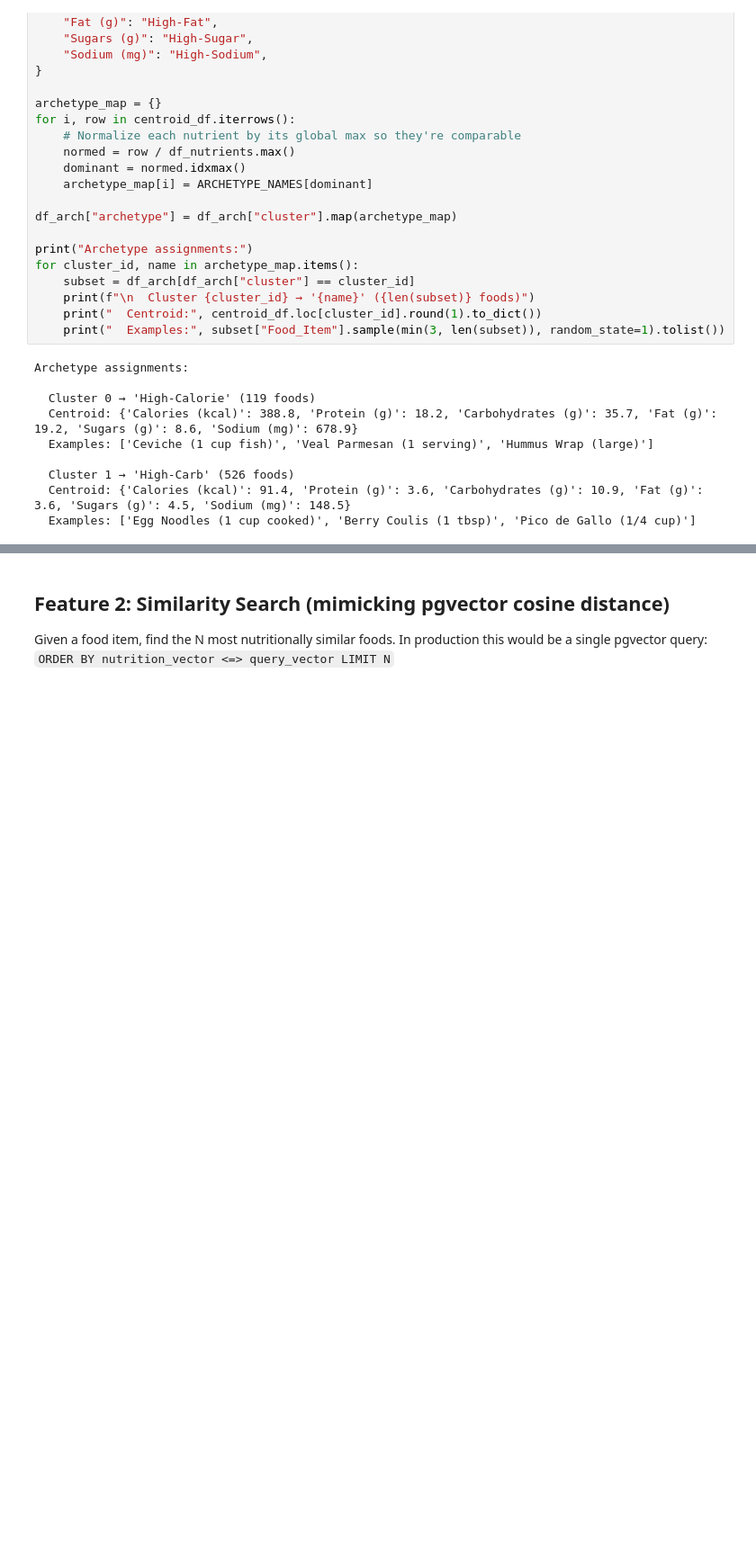
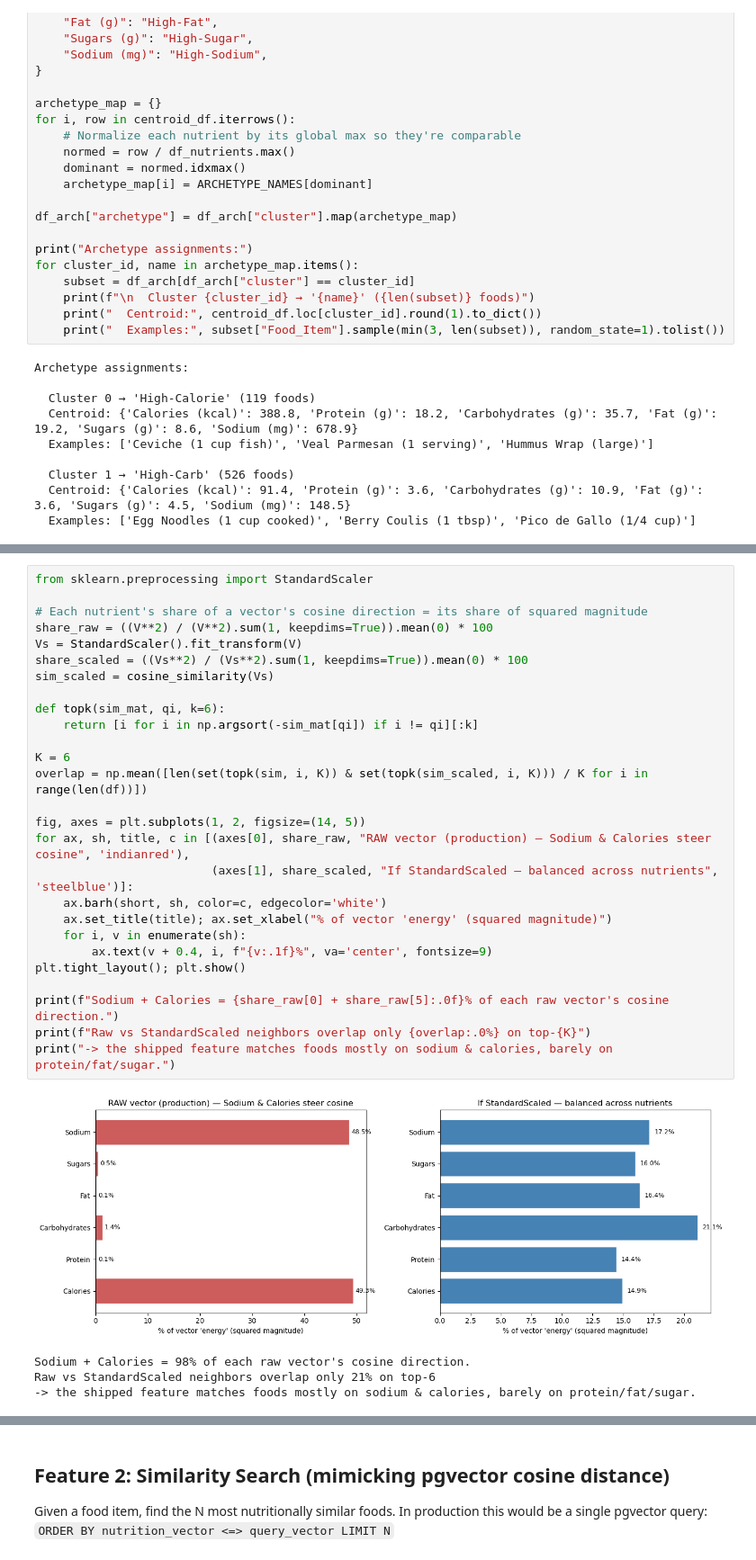
Before and after one commit to tomern0305/DiatitionSystem, a Jupyter notebook: MachineLearning/DataEDA Clusters and KNN.ipynb, the cells around one changed output, grey strips where cells are left out. Shown at 90% size. Drawn from its saved outputs; the diff is of its cells as text; blank space fills up the shorter version.

```diff
--- a/MachineLearning/Untitled-1.ipynb
+++ b/MachineLearning/DataEDA Clusters and KNN.ipynb
@@ -481,0 +547,32 @@ Archetype assignments:
+# %%
+from sklearn.preprocessing import StandardScaler
+
+# Each nutrient's share of a vector's cosine direction = its share of squared magnitude
+share_raw = ((V**2) / (V**2).sum(1, keepdims=True)).mean(0) * 100
+Vs = StandardScaler().fit_transform(V)
+share_scaled = ((Vs**2) / (Vs**2).sum(1, keepdims=True)).mean(0) * 100
+sim_scaled = cosine_similarity(Vs)
+
+def topk(sim_mat, qi, k=6):
+    return [i for i in np.argsort(-sim_mat[qi]) if i != qi][:k]
+
+K = 6
+overlap = np.mean([len(set(topk(sim, i, K)) & set(topk(sim_scaled, i, K))) / K for i in range(len(df))])
+
+fig, axes = plt.subplots(1, 2, figsize=(14, 5))
+for ax, sh, title, c in [(axes[0], share_raw, "RAW vector (production) — Sodium & Calories steer cosine", 'indianred'),
+                         (axes[1], share_scaled, "If StandardScaled — balanced across nutrients", 'steelblue')]:
+    ax.barh(short, sh, color=c, edgecolor='white')
+    ax.set_title(title); ax.set_xlabel("% of vector 'energy' (squared magnitude)")
+    for i, v in enumerate(sh):
+        ax.text(v + 0.4, i, f"{v:.1f}%", va='center', fontsize=9)
+plt.tight_layout(); plt.show()
+
+print(f"Sodium + Calories = {share_raw[0] + share_raw[5]:.0f}% of each raw vector's cosine direction.")
+print(f"Raw vs StandardScaled neighbors overlap only {overlap:.0%} on top-{K}")
+print("-> the shipped feature matches foods mostly on sodium & calories, barely on protein/fat/sugar.")
+# %% [output]
+[figure, added]
+Sodium + Calories = 98% of each raw vector's cosine direction.
+Raw vs StandardScaled neighbors overlap only 21% on top-6
+-> the shipped feature matches foods mostly on sodium & calories, barely on protein/fat/sugar.
```
Also changed, not shown: parts of 16 cells of this notebook, 3 other files.
